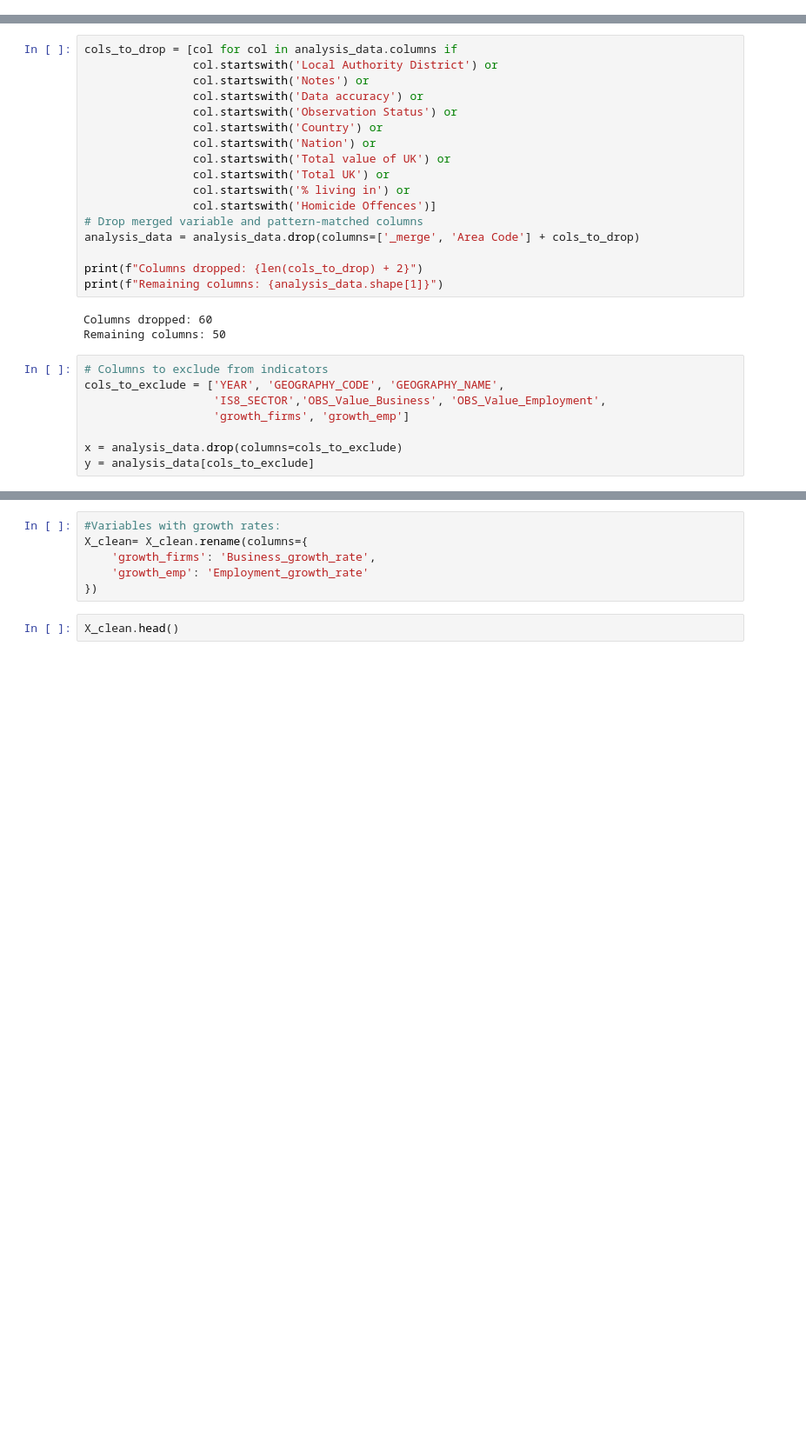
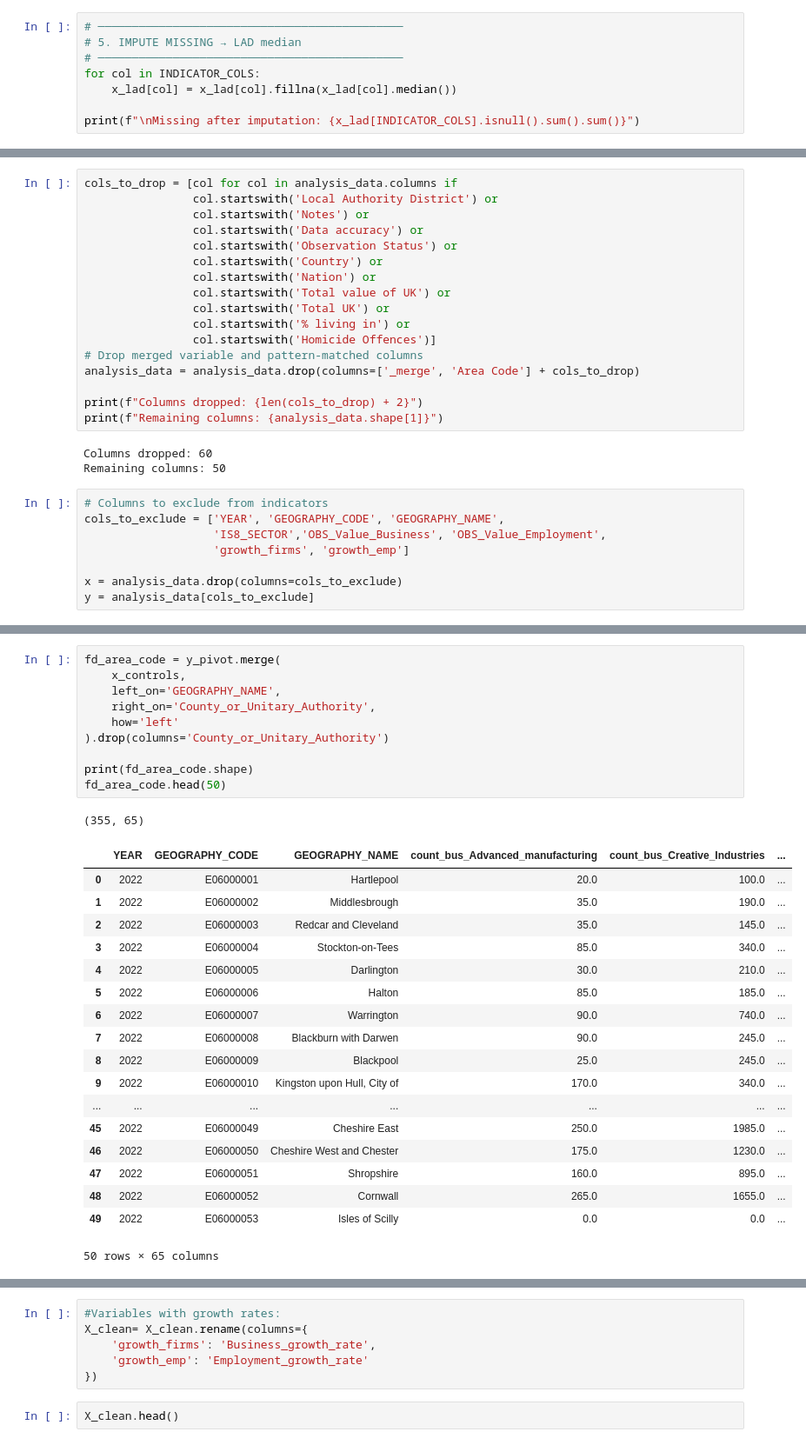
Before and after one commit to Phirtia/Economic_Observatory, a Jupyter notebook: notebooks/Diane/Analysis_version1_Diane.ipynb, the cells around one changed output, grey strips where cells are left out. Shown at 87% size. Cells and saved outputs as stored; diff of their text form; blank space fills up the shorter version.

```diff
--- a/notebooks/Diane/Analysis_version1_Diane.ipynb
+++ b/notebooks/Diane/Analysis_version1_Diane.ipynb
@@ -39,0 +96,8 @@ analysis_data.head(50)
+# %%
+# ─────────────────────────────────────────────
+# 5. IMPUTE MISSING → LAD median
+# ─────────────────────────────────────────────
+for col in INDICATOR_COLS:
+    x_lad[col] = x_lad[col].fillna(x_lad[col].median())
+
+print(f"\nMissing after imputation: {x_lad[INDICATOR_COLS].isnull().sum().sum()}")
@@ -131,0 +431,30 @@ x_controls.head()
+# %%
+fd_area_code = y_pivot.merge(
+    x_controls,
+    left_on='GEOGRAPHY_NAME',
+    right_on='County_or_Unitary_Authority',
+    how='left'
+).drop(columns='County_or_Unitary_Authority')
+
+print(fd_area_code.shape)
+fd_area_code.head(50)
+# %% [output]
+(355, 65)
+|  | YEAR | GEOGRAPHY_CODE | GEOGRAPHY_NAME | count_bus_Advanced_manufacturing | count_bus_Creative_Industries | ... |
+| 0 | 2022 | E06000001 | Hartlepool | 20.0 | 100.0 | ... |
+| 1 | 2022 | E06000002 | Middlesbrough | 35.0 | 190.0 | ... |
+| 2 | 2022 | E06000003 | Redcar and Cleveland | 35.0 | 145.0 | ... |
+| 3 | 2022 | E06000004 | Stockton-on-Tees | 85.0 | 340.0 | ... |
+| 4 | 2022 | E06000005 | Darlington | 30.0 | 210.0 | ... |
+| 5 | 2022 | E06000006 | Halton | 85.0 | 185.0 | ... |
+| 6 | 2022 | E06000007 | Warrington | 90.0 | 740.0 | ... |
+| 7 | 2022 | E06000008 | Blackburn with Darwen | 90.0 | 245.0 | ... |
+| 8 | 2022 | E06000009 | Blackpool | 25.0 | 245.0 | ... |
+| 9 | 2022 | E06000010 | Kingston upon Hull, City of | 170.0 | 340.0 | ... |
+| ... | ... | ... | ... | ... | ... | ... |
+| 45 | 2022 | E06000049 | Cheshire East | 250.0 | 1985.0 | ... |
+| 46 | 2022 | E06000050 | Cheshire West and Chester | 175.0 | 1230.0 | ... |
+| 47 | 2022 | E06000051 | Shropshire | 160.0 | 895.0 | ... |
+| 48 | 2022 | E06000052 | Cornwall | 265.0 | 1655.0 | ... |
+| 49 | 2022 | E06000053 | Isles of Scilly | 0.0 | 0.0 | ... |
+50 rows × 65 columns
```
Also changed, not shown: parts of 16 cells of this notebook.
